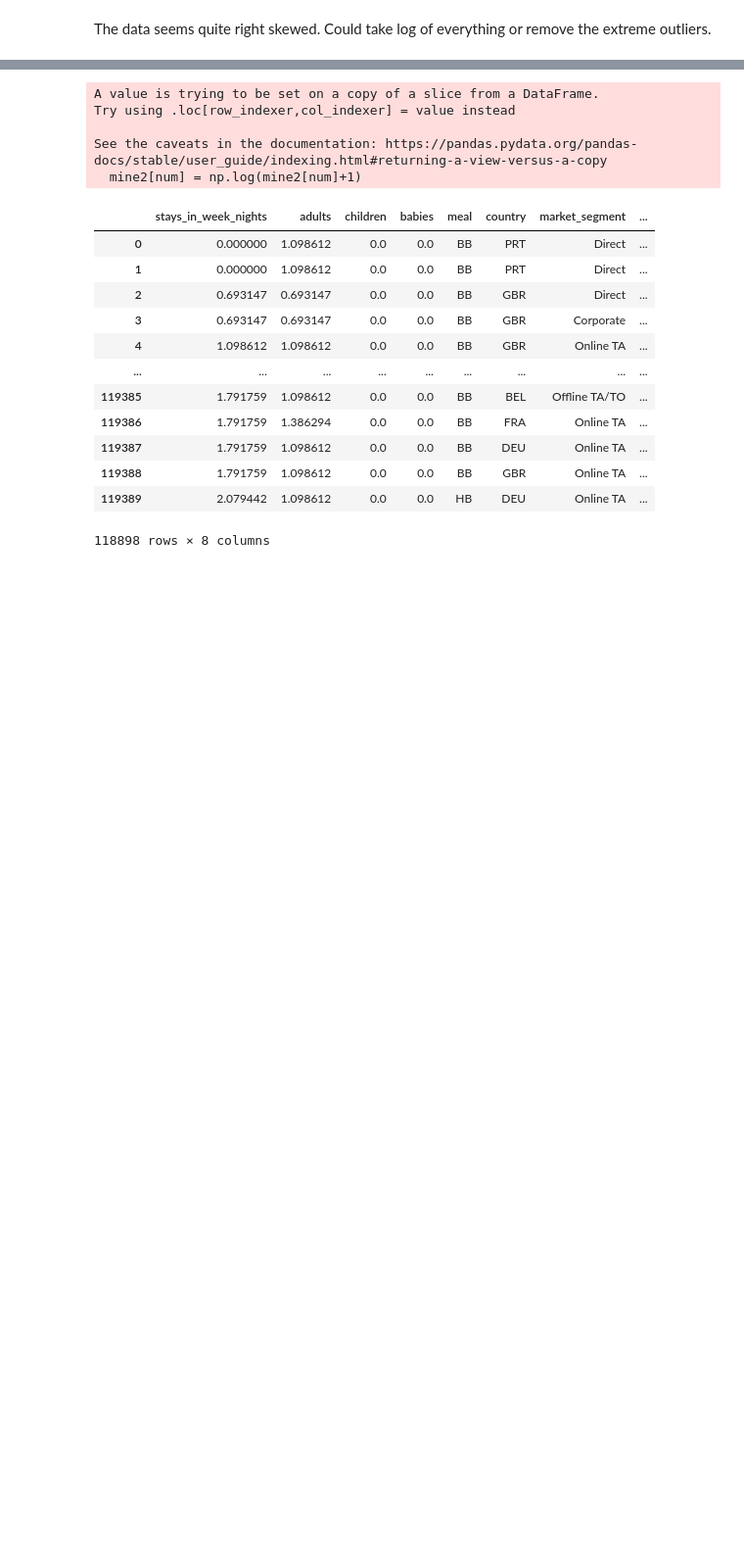
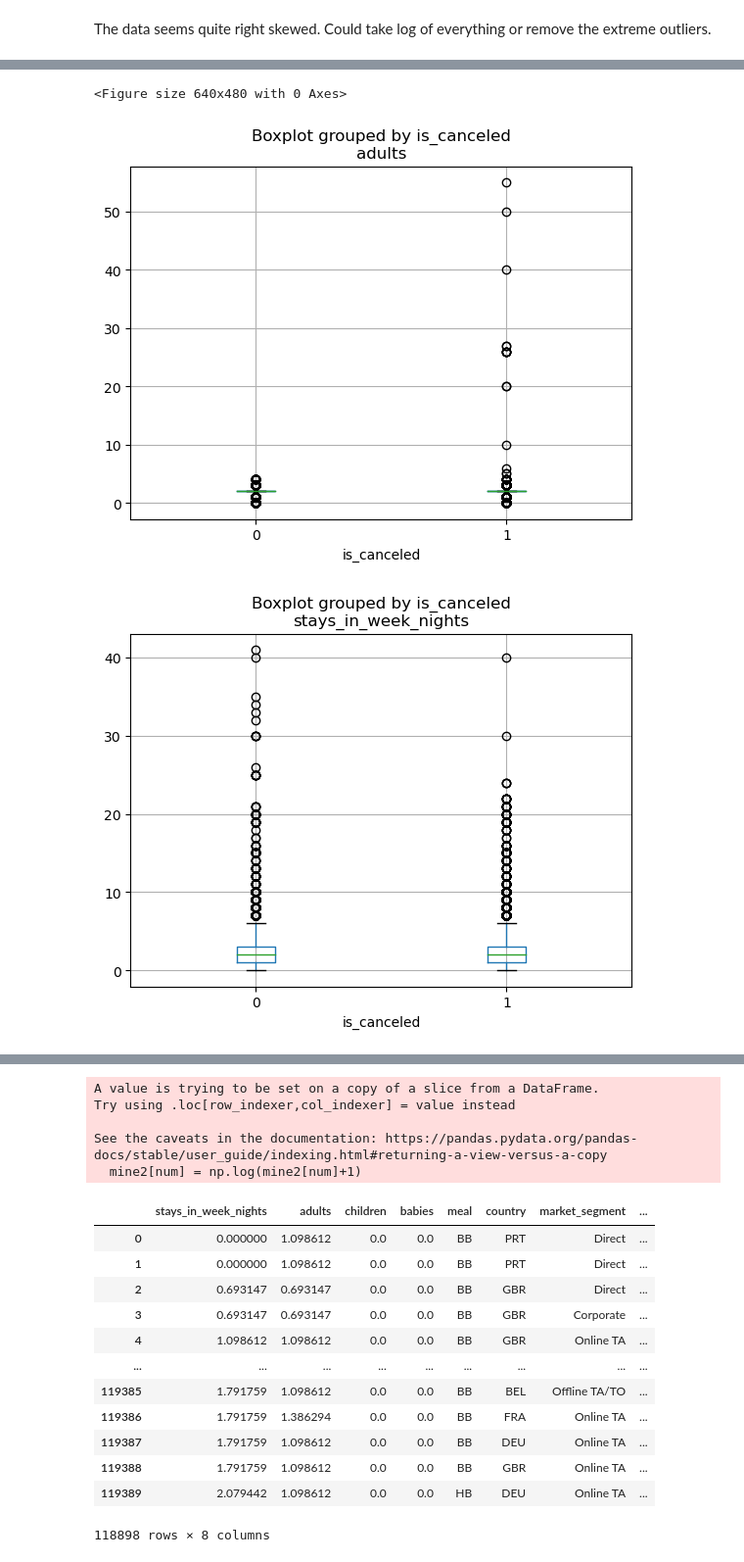
Before and after one commit to wenchengking/End-to-End-Hotel-Booking-Cancellation-Machine-Learning-Model, a Jupyter notebook: 04_EDA/EDA_EC.ipynb, the cells around one changed output, grey strips where cells are left out. Shown at 98% size. Saved outputs shown, nothing was run; the diff lists cells and outputs as text; code cells hidden in the pictures; blank space fills up the shorter version.

```diff
--- a/04_EDA/EDA_EC.ipynb
+++ b/04_EDA/EDA_EC.ipynb
@@ -128,0 +134,15 @@ The data seems quite right skewed. Could take log of everything or remove the ex
+# %%
+# Checking if distribution of the numeric values are different across canceled and not-canceled bookings
+
+plt.clf()
+mine2.boxplot(column = 'adults', by = 'is_canceled')
+mine2.boxplot(column = 'stays_in_week_nights', by = 'is_canceled')
+mine2.boxplot(column = 'children', by = 'is_canceled')
+
+plt.show()
+
+# Seems like almost all of the very large bookings (with over 10 adults) are canceled in the data
+# %% [output]
+<Figure size 640x480 with 0 Axes>
+[figure, added]
+[figure, added]
```
Also changed, not shown: parts of 16 cells of this notebook.
